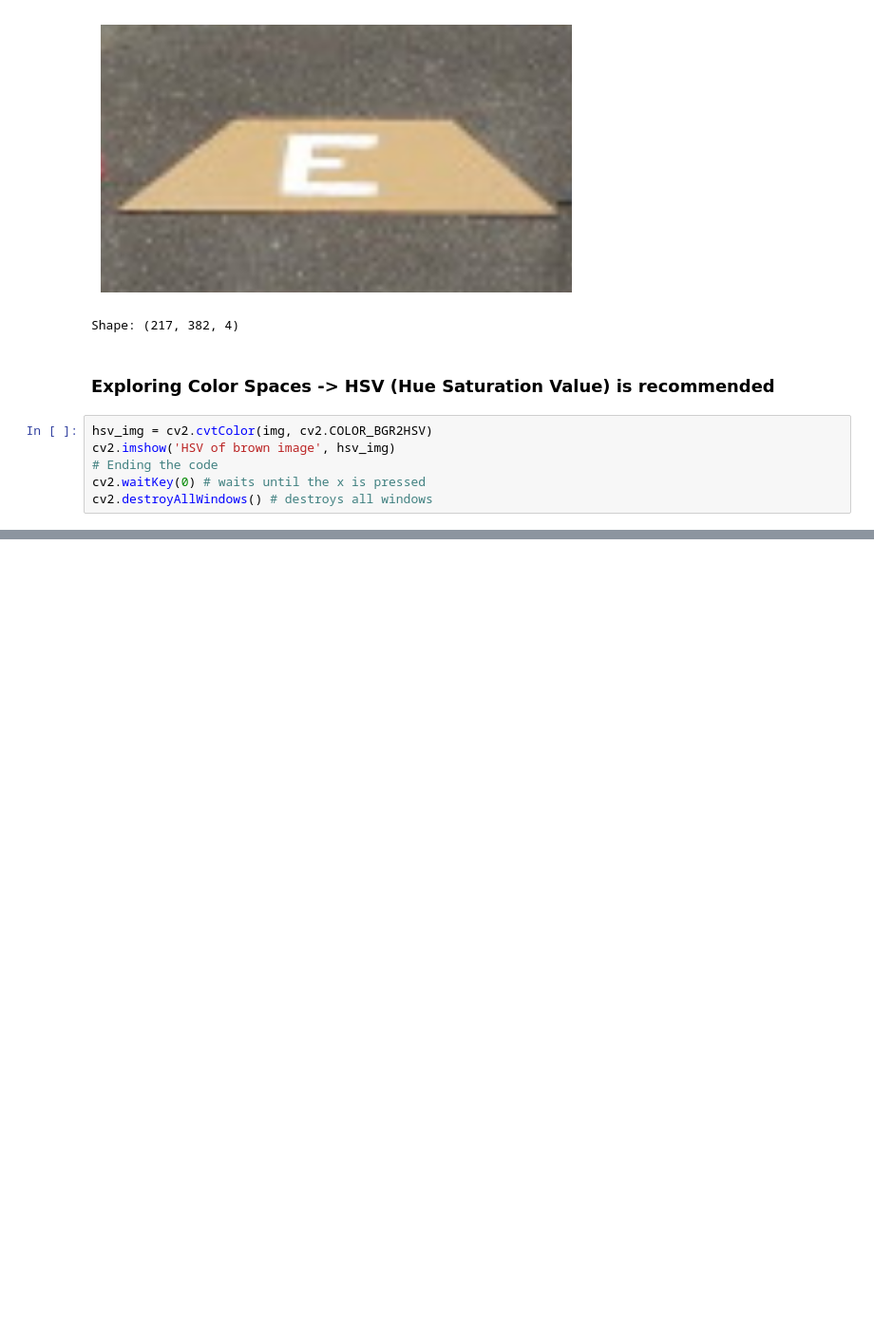
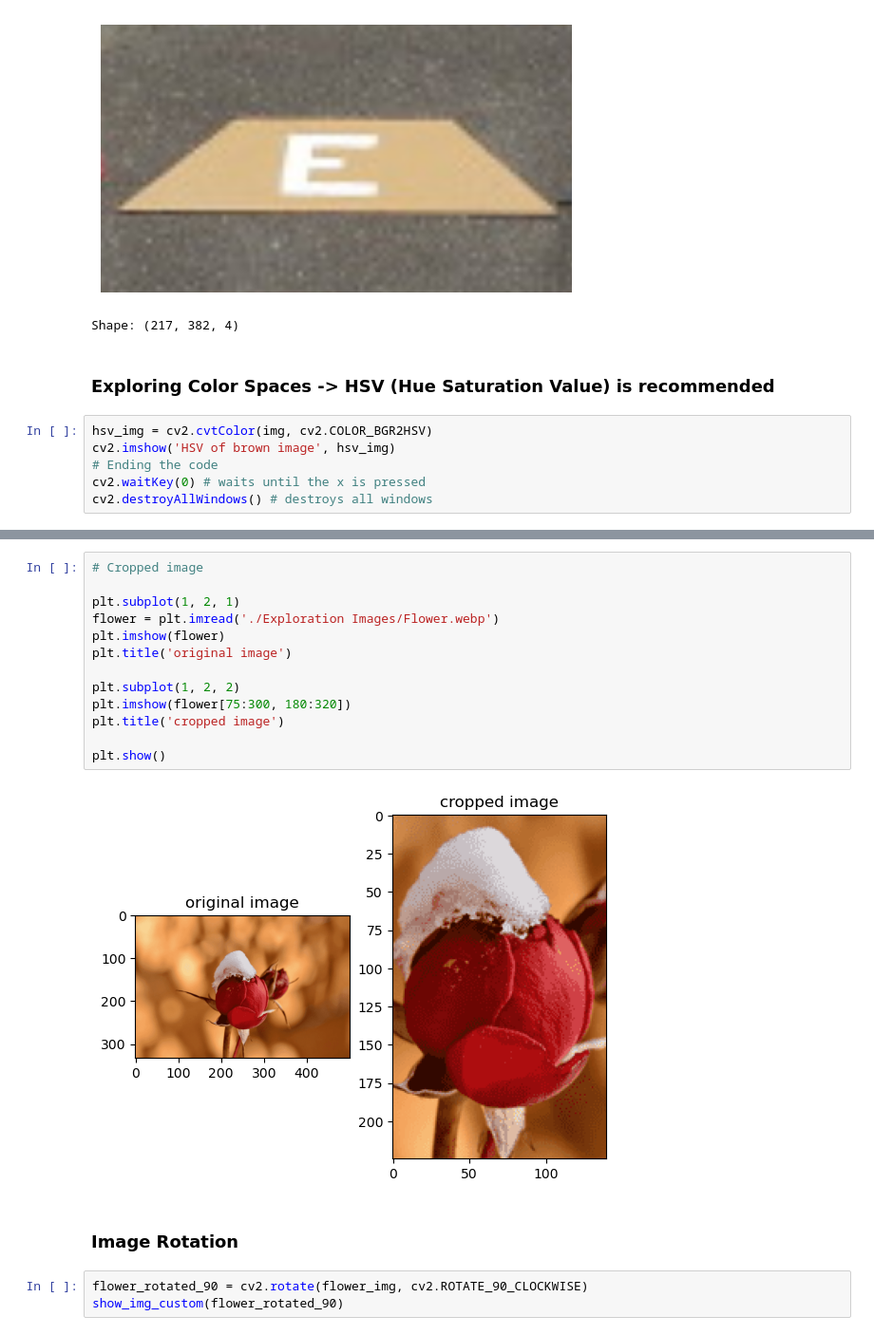
Before and after one commit to Ohm-Rajpal/groundschoolFall2023, a Jupyter notebook: Exploration.ipynb, the cells around one changed output, grey strips where cells are left out. Shown at 95% size. Saved outputs shown, nothing was run; the diff lists cells and outputs as text; blank space fills up the shorter version.

```diff
--- a/Exploration.ipynb
+++ b/Exploration.ipynb
@@ -36,0 +138,20 @@ cv2.destroyAllWindows() # destroys all windows
+# %%
+# Cropped image
+
+plt.subplot(1, 2, 1)
+flower = plt.imread('./Exploration Images/Flower.webp')
+plt.imshow(flower)
+plt.title('original image')
+
+plt.subplot(1, 2, 2)
+plt.imshow(flower[75:300, 180:320])
+plt.title('cropped image')
+
+plt.show()
+# %% [output]
+[figure, added]
+# %% [markdown]
+### Image Rotation
+# %%
+flower_rotated_90 = cv2.rotate(flower_img, cv2.ROTATE_90_CLOCKWISE)
+show_img_custom(flower_rotated_90)
```
Also changed, not shown: parts of 10 cells of this notebook, 3 other files.
